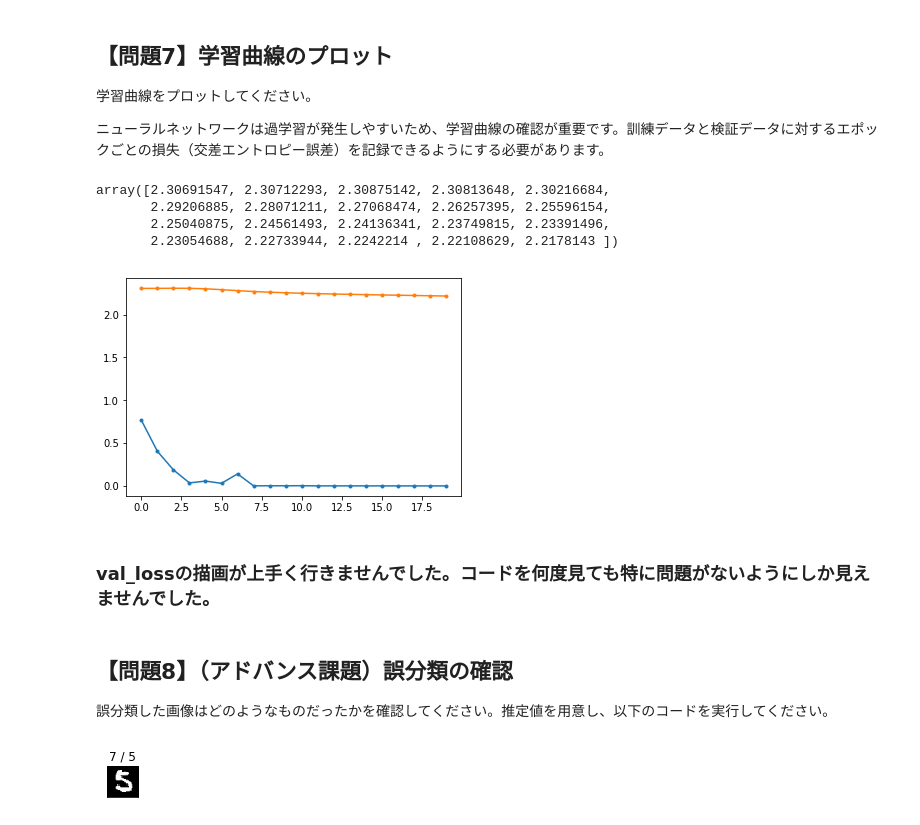
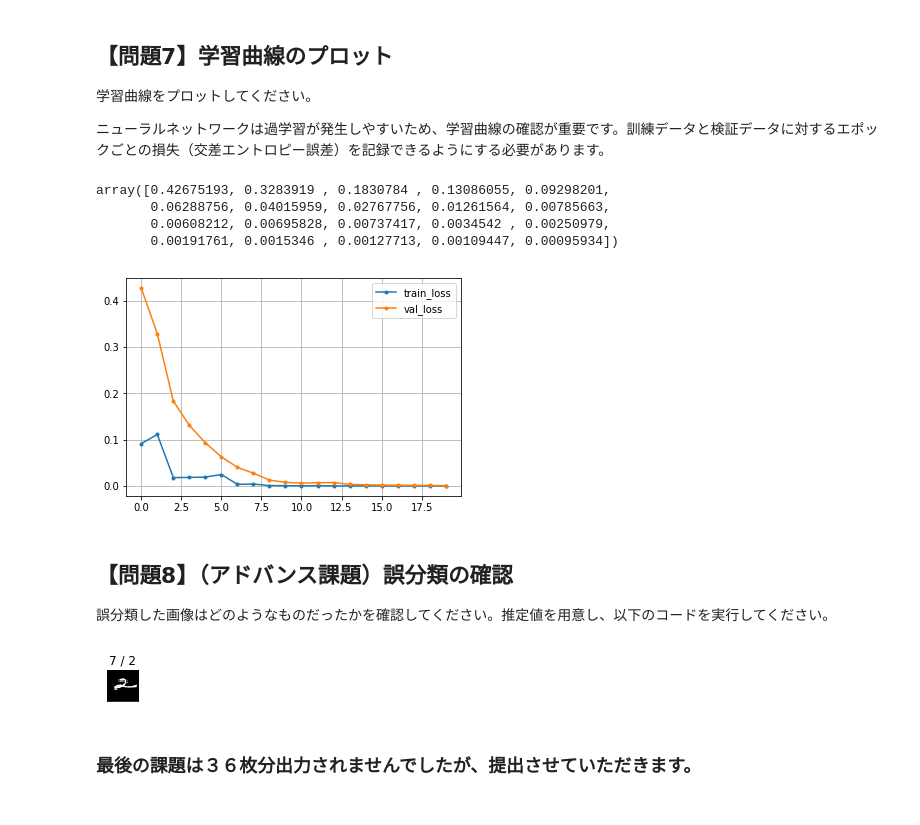
Before and after one commit to adachione/diveintocode-ml, a Jupyter notebook: Sprint/Sprint 深層学習スクラッチ ニューラルネットワーク.ipynb, the cells around one changed output. Cells and saved outputs as stored; diff of their text form; code cells hidden in the pictures.

```diff
--- a/Sprint/Sprint 深層学習スクラッチ ニューラルネットワーク.ipynb
+++ b/Sprint/Sprint 深層学習スクラッチ ニューラルネットワーク.ipynb
@@ -232,7 +230,7 @@ class ScratchSimpleNeuralNetrowkClassifier():
         y_train_one_hot = enc.fit_transform(y[:, np.newaxis])
 
         if y_val is not None:
-            y_val_one_hot = enc.fit_transform(y[:, np.newaxis])
+            y_val_one_hot = enc.fit_transform(y_val[:, np.newaxis])
 
         self.epoch_cnt = 0
         self.batch_cnt = 0
@@ -757,20 +755,20 @@ scr_NN.loss
 
 scr_NN.val_loss
 # %% [output]
-array([2.30691547, 2.30712293, 2.30875142, 2.30813648, 2.30216684,
-       2.29206885, 2.28071211, 2.27068474, 2.26257395, 2.25596154,
-       2.25040875, 2.24561493, 2.24136341, 2.23749815, 2.23391496,
-       2.23054688, 2.22733944, 2.2242214 , 2.22108629, 2.2178143 ])
+array([0.42675193, 0.3283919 , 0.1830784 , 0.13086055, 0.09298201,
+       0.06288756, 0.04015959, 0.02767756, 0.01261564, 0.00785663,
+       0.00608212, 0.00695828, 0.00737417, 0.0034542 , 0.00250979,
+       0.00191761, 0.0015346 , 0.00127713, 0.00109447, 0.00095934])
 # %%
 
-plt.plot(scr_NN.loss, marker=".")
-plt.plot(scr_NN.val_loss, marker=".")
+plt.plot(scr_NN.loss, marker=".", label="train_loss")
+plt.plot(scr_NN.val_loss, marker=".", label="val_loss")
 
+plt.grid()
+plt.legend()
 plt.show()
 # %% [output]
-[figure, old version]
+[figure, new version]
-# %% [markdown]
-### val_lossの描画が上手く行きませんでした。コードを何度見ても特に問題がないようにしか見えませんでした。
 # %% [markdown]
 ## 【問題8】（アドバンス課題）誤分類の確認
 誤分類した画像はどのようなものだったかを確認してください。推定値を用意し、以下のコードを実行してください。
@@ -798,4 +796,6 @@ for i in range(num):
     ax.set_title("{} / {}".format(pred[false_list[i]],y_val[false_list[i]]))
     ax.imshow(X_val.reshape(-1,28,28)[false_list[i]], cmap='gray')
 # %% [output]
-[figure, old version]
+[figure, new version]
+# %% [markdown]
+### 最後の課題は３６枚分出力されませんでしたが、提出させていただきます。
```
Also changed, not shown: parts of 4 cells of this notebook.
